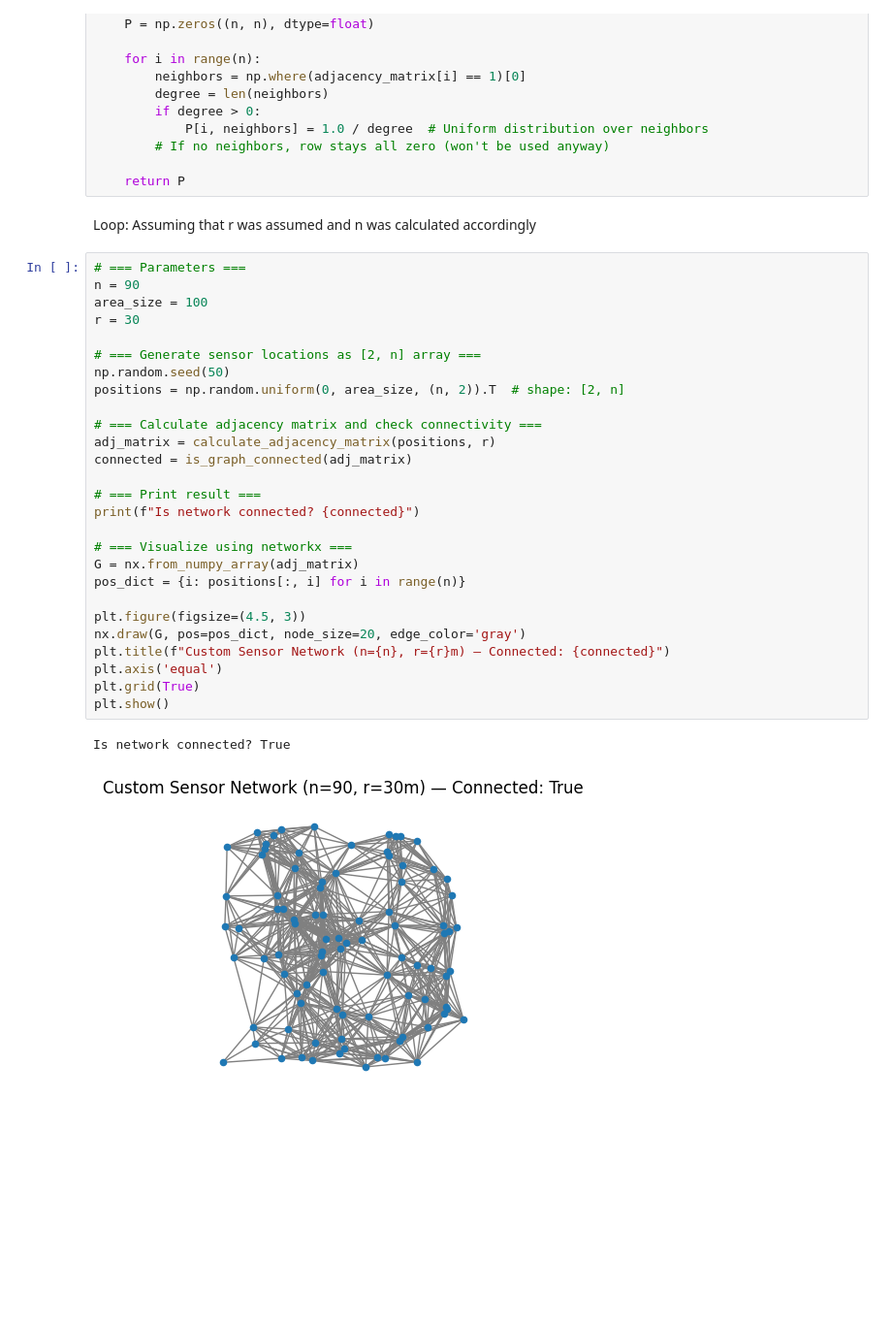
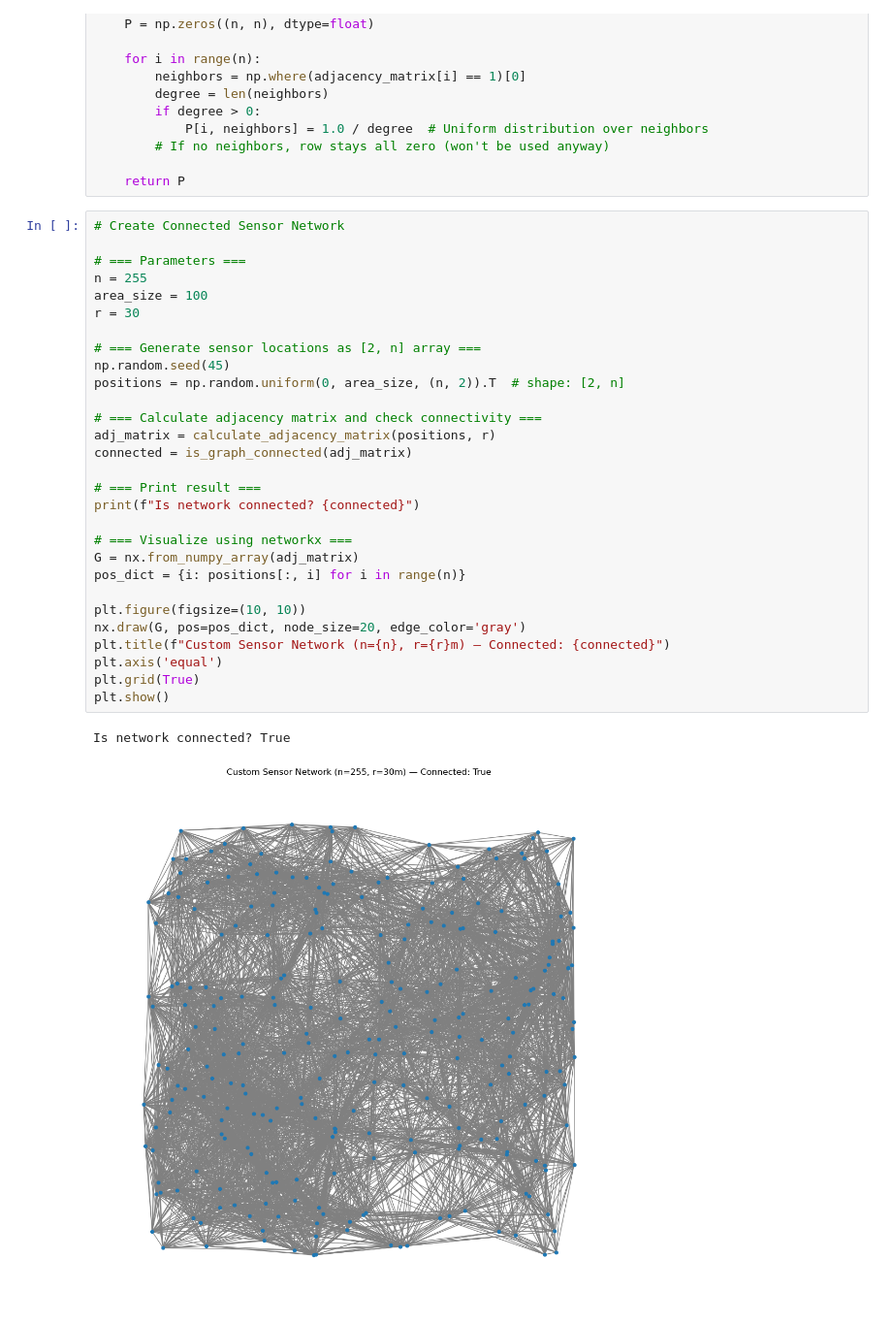
Before and after one commit to nish5180/Distributed_Signal_Processing_EE4540, a Jupyter notebook: distributed_project_git.ipynb, the cells around one changed output. Shown at 97% size. Drawn from its saved outputs; the diff is of its cells as text; blank space fills up the shorter version.

```diff
--- a/distributed_project_git.ipynb
+++ b/distributed_project_git.ipynb
@@ -58,36 +59,36 @@ def generate_uniform_P(adjacency_matrix):
         # If no neighbors, row stays all zero (won't be used anyway)
 
     return P
-# %% [markdown]
-Loop: Assuming that r was assumed and n was calculated accordingly
 # %%
+# Create Connected Sensor Network
+
 # === Parameters ===
-n = 90
+n = 255
 area_size = 100
 r = 30
 
 # === Generate sensor locations as [2, n] array ===
-np.random.seed(50)
+np.random.seed(45)
 positions = np.random.uniform(0, area_size, (n, 2)).T  # shape: [2, n]
 
 # === Calculate adjacency matrix and check connectivity ===
 adj_matrix = calculate_adjacency_matrix(positions, r)
 connected = is_graph_connected(adj_matrix)
 
 # === Print result ===
 print(f"Is network connected? {connected}")
 
 # === Visualize using networkx ===
 G = nx.from_numpy_array(adj_matrix)
 pos_dict = {i: positions[:, i] for i in range(n)}
 
-plt.figure(figsize=(4.5, 3))
+plt.figure(figsize=(10, 10))
 nx.draw(G, pos=pos_dict, node_size=20, edge_color='gray')
 plt.title(f"Custom Sensor Network (n={n}, r={r}m) — Connected: {connected}")
 plt.axis('equal')
 plt.grid(True)
 plt.show()
 # %% [output]
 Is network connected? True
-[figure, old version]
+[figure, new version]
 # %% [markdown]
```
Also changed, not shown: parts of 12 cells of this notebook.
